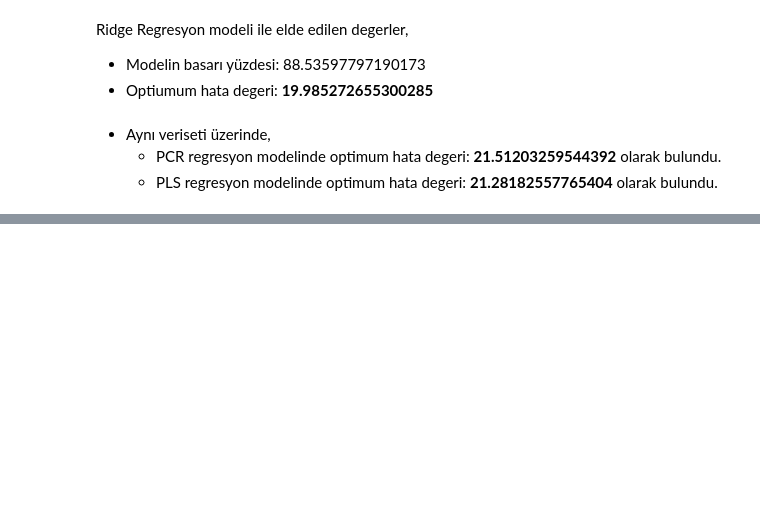
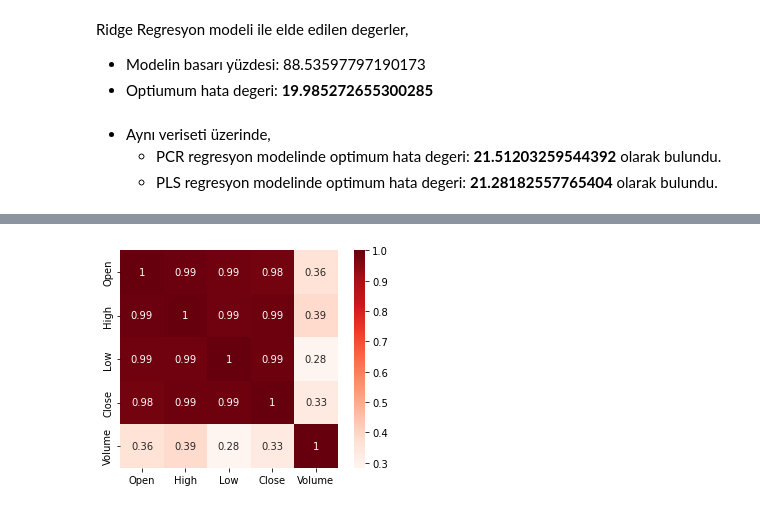
Before and after one commit to mrkizmaz/DataScience-and-MachineLearning, a Jupyter notebook: ML-Exercises/5-RidgeReg.ipynb, the cells around one changed output, grey strips where cells are left out. Cells and saved outputs as stored; diff of their text form; code cells hidden in the pictures; blank space fills up the shorter version.

```diff
--- a/ML-Exercises/5-RidgeReg.ipynb
+++ b/ML-Exercises/5-RidgeReg.ipynb
@@ -221,0 +230,6 @@ Ridge Regresyon modeli ile elde edilen degerler,
+# %%
+url = "https://mrkizmaz-s3data.s3.eu-west-1.amazonaws.com/DataSets/BTC-USD.csv"
+
+btc_usd = pd.read_csv(url, index_col = ['Date'])
+df = btc_usd.copy()
+df.head()
@@ -221,0 +264,2 @@ Ridge Regresyon modeli ile elde edilen degerler,
+# %%
+df = df.dropna() # bos degerlerin oldugu satırı siler
@@ -221,0 +286,3 @@ Ridge Regresyon modeli ile elde edilen degerler,
+# %%
+df = df.drop(['Adj Close'], axis = 1) # Close ve AdjClose klonları aynı degerlere sahip
+df.head()
@@ -221,0 +306,4 @@ Ridge Regresyon modeli ile elde edilen degerler,
+# %%
+sns.heatmap(df.corr(), square = True, annot = True, cmap = 'Reds');
+# %% [output]
+[figure, added]
```
Also changed, not shown: parts of 18 cells of this notebook, 2 other files.
